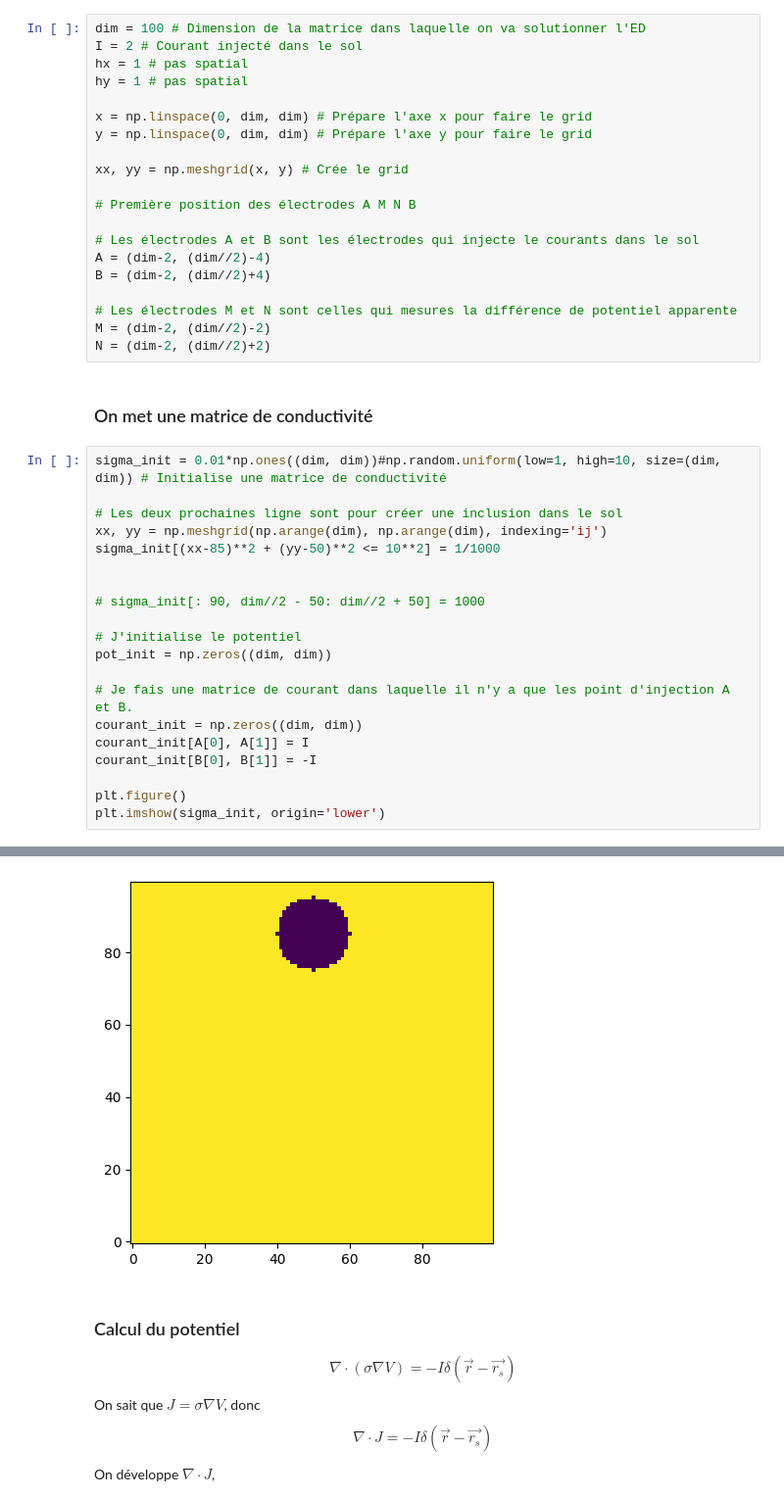
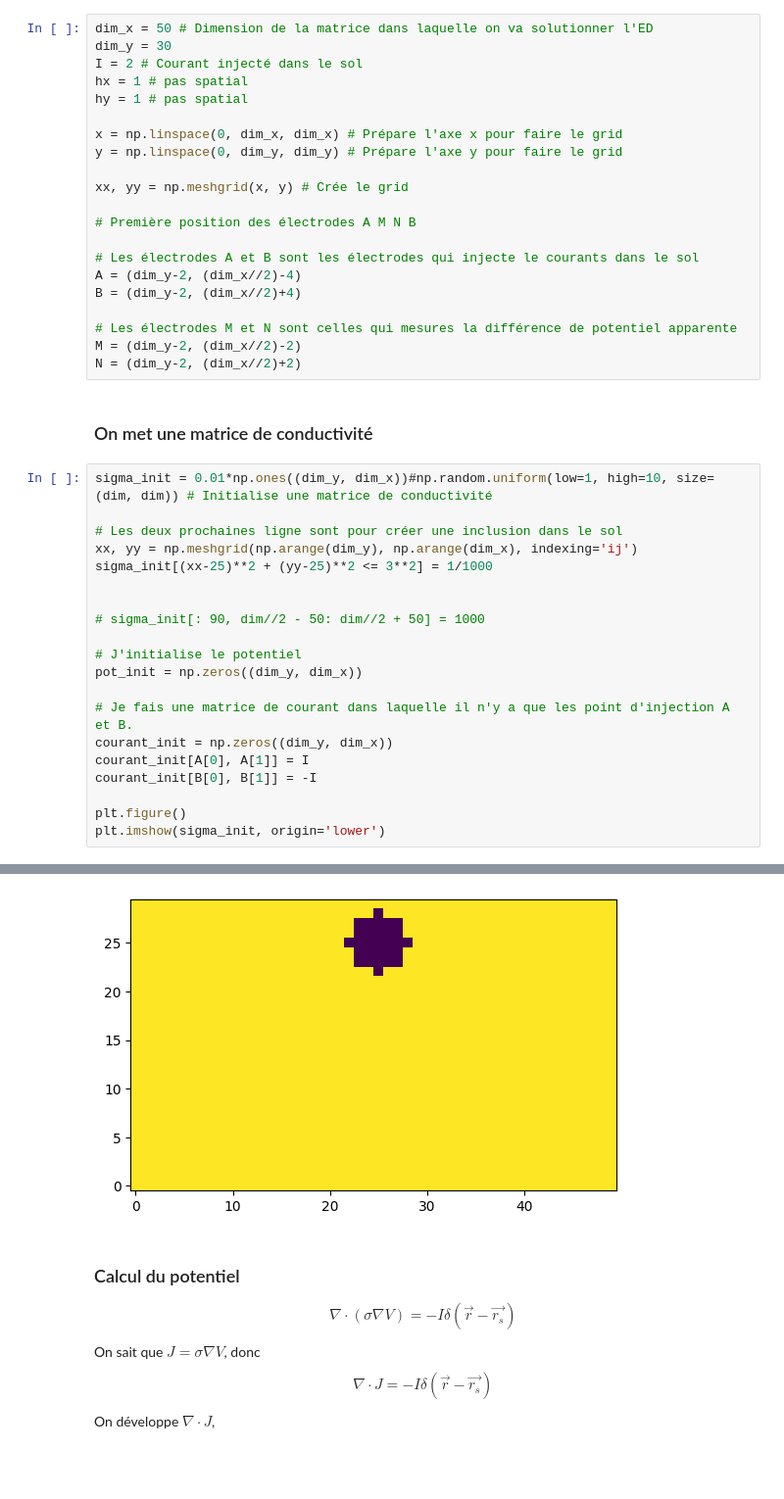
Before and after one commit to AlexandreChevrette/ProjetFinal_PhysiqueNumerique, a Jupyter notebook: Projet_physnum.ipynb, the cells around one changed output, grey strips where cells are left out. Shown at 98% size. Saved outputs shown, nothing was run; the diff lists cells and outputs as text; blank space fills up the shorter version.

Commit message:
modif pour une plus petite section
C'était pas nécessaire de faire une aussi grande profondeur

```diff
--- a/Projet_physnum.ipynb
+++ b/Projet_physnum.ipynb
@@ -7,50 +7,51 @@ from scipy.interpolate import griddata
 # %% [markdown]
 ### Variable
 # %%
-dim = 100 # Dimension de la matrice dans laquelle on va solutionner l'ED
+dim_x = 50 # Dimension de la matrice dans laquelle on va solutionner l'ED
+dim_y = 30
 I = 2 # Courant injecté dans le sol
 hx = 1 # pas spatial
 hy = 1 # pas spatial
 
-x = np.linspace(0, dim, dim) # Prépare l'axe x pour faire le grid
-y = np.linspace(0, dim, dim) # Prépare l'axe y pour faire le grid
+x = np.linspace(0, dim_x, dim_x) # Prépare l'axe x pour faire le grid
+y = np.linspace(0, dim_y, dim_y) # Prépare l'axe y pour faire le grid
 
 xx, yy = np.meshgrid(x, y) # Crée le grid
 
 # Première position des électrodes A M N B
 
 # Les électrodes A et B sont les électrodes qui injecte le courants dans le sol
-A = (dim-2, (dim//2)-4)
-B = (dim-2, (dim//2)+4)
+A = (dim_y-2, (dim_x//2)-4)
+B = (dim_y-2, (dim_x//2)+4)
 
 # Les électrodes M et N sont celles qui mesures la différence de potentiel apparente
-M = (dim-2, (dim//2)-2)
-N = (dim-2, (dim//2)+2)
+M = (dim_y-2, (dim_x//2)-2)
+N = (dim_y-2, (dim_x//2)+2)
 # %% [markdown]
 ### On met une matrice de conductivité
 # %%
-sigma_init = 0.01*np.ones((dim, dim))#np.random.uniform(low=1, high=10, size=(dim, dim)) # Initialise une matrice de conductivité
+sigma_init = 0.01*np.ones((dim_y, dim_x))#np.random.uniform(low=1, high=10, size=(dim, dim)) # Initialise une matrice de conductivité
 
 # Les deux prochaines ligne sont pour créer une inclusion dans le sol
-xx, yy = np.meshgrid(np.arange(dim), np.arange(dim), indexing='ij')
-sigma_init[(xx-85)**2 + (yy-50)**2 <= 10**2] = 1/1000
+xx, yy = np.meshgrid(np.arange(dim_y), np.arange(dim_x), indexing='ij')
+sigma_init[(xx-25)**2 + (yy-25)**2 <= 3**2] = 1/1000
 
 
 # sigma_init[: 90, dim//2 - 50: dim//2 + 50] = 1000
 
 # J'initialise le potentiel
-pot_init = np.zeros((dim, dim))
+pot_init = np.zeros((dim_y, dim_x))
 
 # Je fais une matrice de courant dans laquelle il n'y a que les point d'injection A et B.
-courant_init = np.zeros((dim, dim))
+courant_init = np.zeros((dim_y, dim_x))
 courant_init[A[0], A[1]] = I
 courant_init[B[0], B[1]] = -I
 
 plt.figure()
 plt.imshow(sigma_init, origin='lower')
 # %% [output]
 <matplotlib.image.AxesImage at 0x...>
-[figure, old version]
+[figure, new version]
 # %% [markdown]
 ### Calcul du potentiel
 
```
Also changed, not shown: parts of 7 cells of this notebook.
